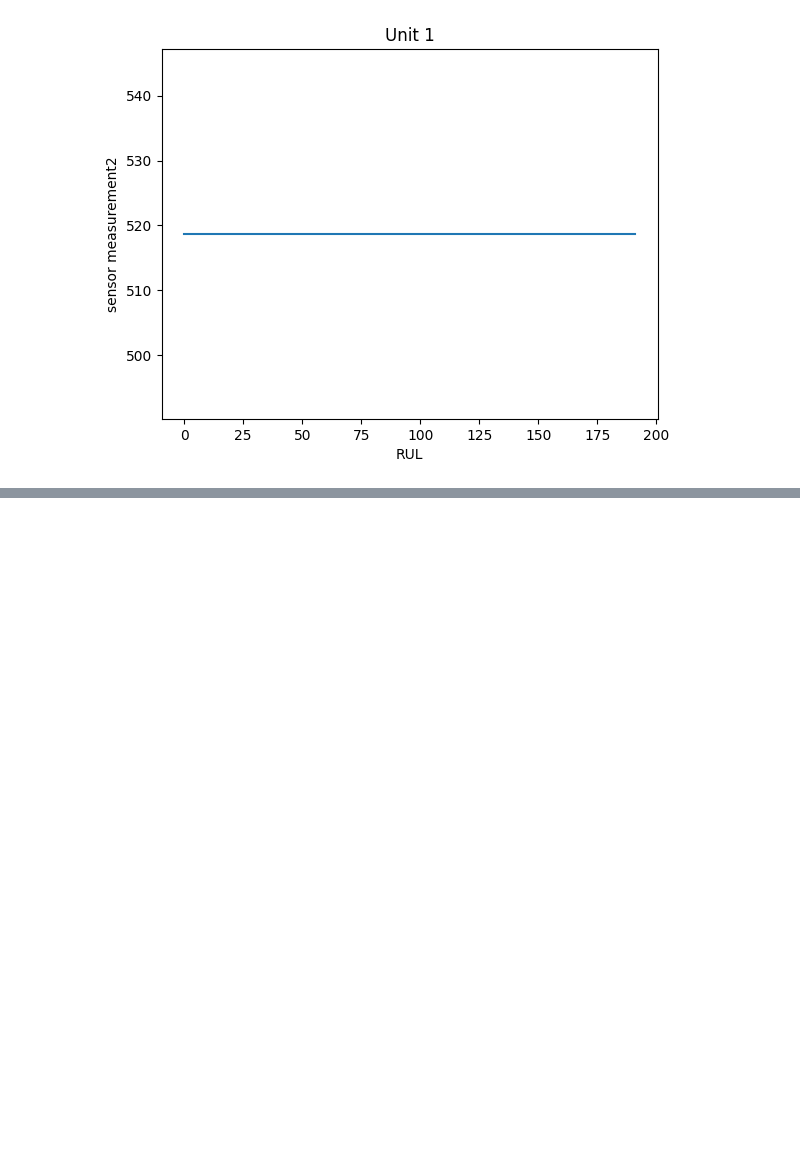
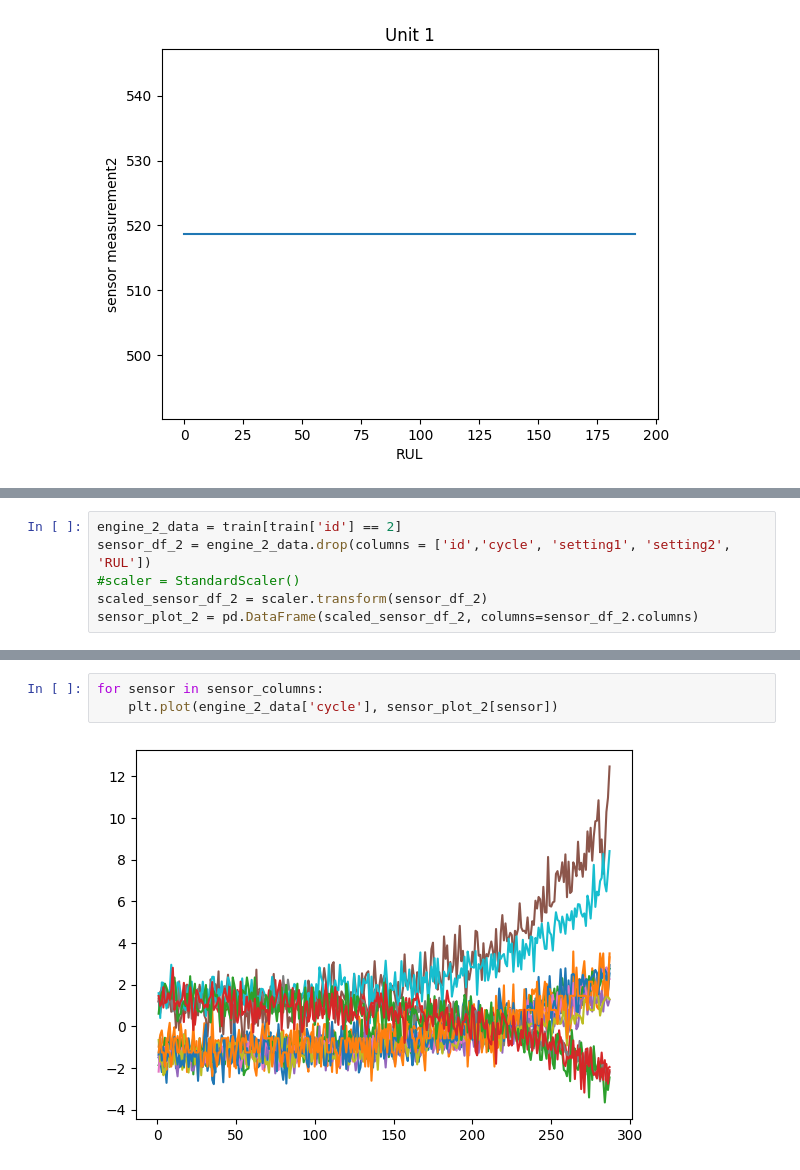
Before and after one commit to meghagkrishnan/jet_engine, a Jupyter notebook: notebooks/megha_jet_engine.ipynb, the cells around one changed output, grey strips where cells are left out. Drawn from its saved outputs; the diff is of its cells as text; blank space fills up the shorter version.

```diff
--- a/notebooks/megha_jet_engine.ipynb
+++ b/notebooks/megha_jet_engine.ipynb
@@ -250,0 +342,6 @@ Text(0, 0.5, 'sensor measurement2')
+# %%
+engine_2_data = train[train['id'] == 2]
+sensor_df_2 = engine_2_data.drop(columns = ['id','cycle', 'setting1', 'setting2', 'RUL'])
+#scaler = StandardScaler()
+scaled_sensor_df_2 = scaler.transform(sensor_df_2)
+sensor_plot_2 = pd.DataFrame(scaled_sensor_df_2, columns=sensor_df_2.columns)
@@ -250,0 +367,5 @@ Text(0, 0.5, 'sensor measurement2')
+# %%
+for sensor in sensor_columns:
+    plt.plot(engine_2_data['cycle'], sensor_plot_2[sensor])
+# %% [output]
+[figure, added]
```
Also changed, not shown: parts of 11 cells of this notebook.
